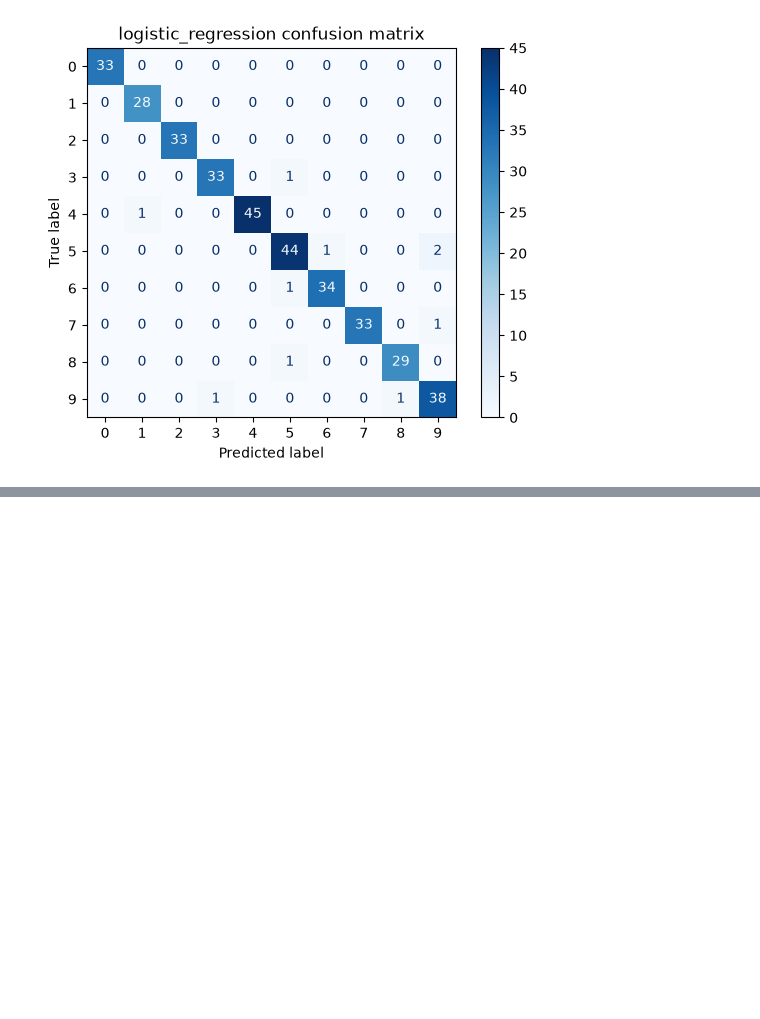
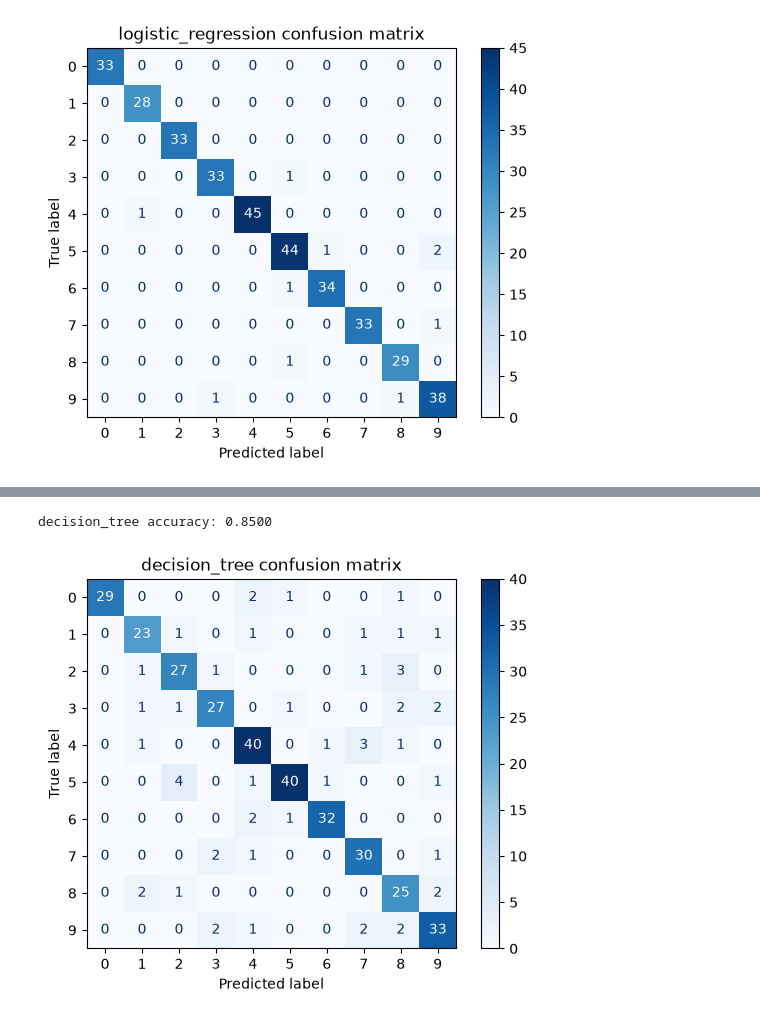
Before and after one commit to ManosFps1pt/Supervised-Learning-Experiments, a Jupyter notebook: olympiads/IOAI Material/2. (Mostly) Linear models/exercises/solution.ipynb, the cells around one changed output, grey strips where cells are left out. Drawn from its saved outputs; the diff is of its cells as text; code cells hidden in the pictures; blank space fills up the shorter version.

```diff
--- a/olympiads/IOAI Material/2. (Mostly) Linear models/exercises/solution.ipynb
+++ b/olympiads/IOAI Material/2. (Mostly) Linear models/exercises/solution.ipynb
@@ -70,0 +98,6 @@ logistic_regression accuracy: 0.9722
+# %%
+model = DecisionTreeClassifier(max_depth=8)
+evaluate_classifier(model, "decision_tree");
+# %% [output]
+decision_tree accuracy: 0.8500
+[figure, added]
```
Also changed, not shown: parts of 22 cells of this notebook, 47 other files.
